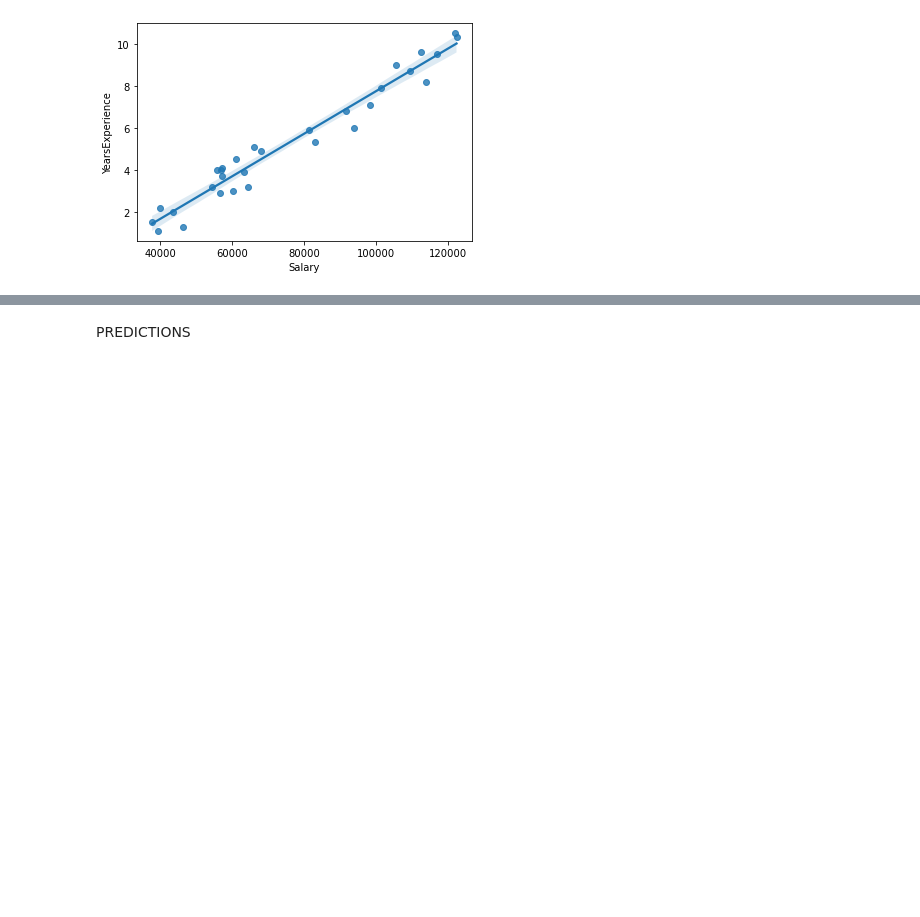
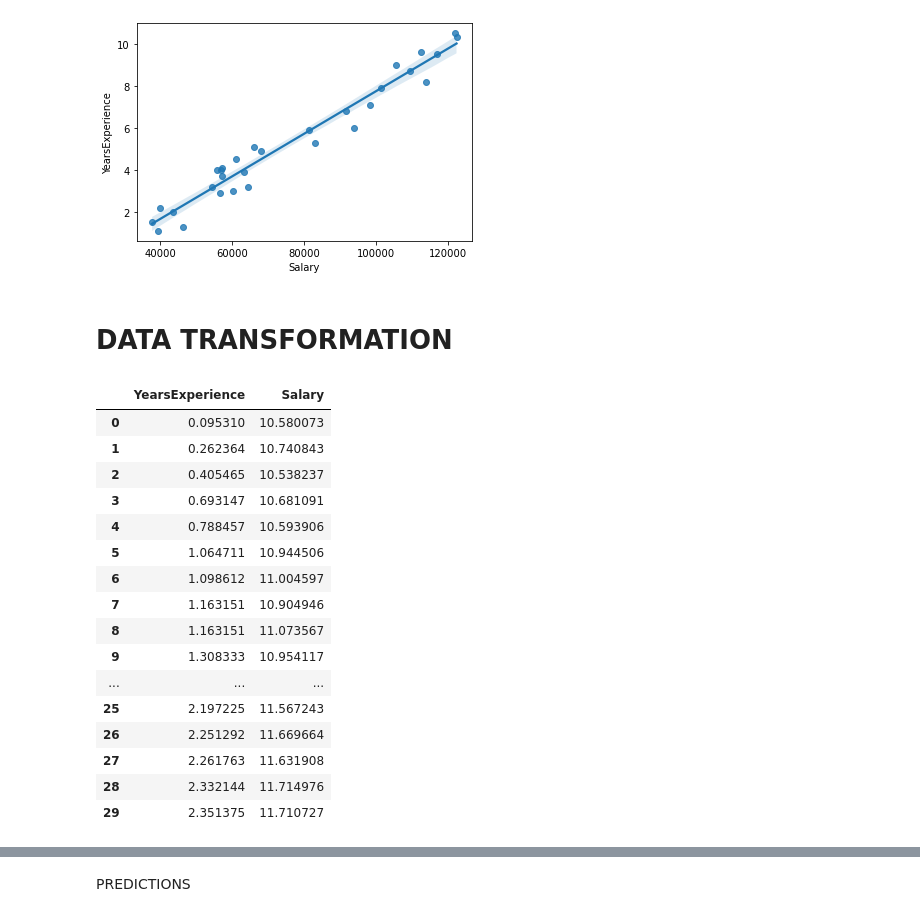
Before and after one commit to SamadSultan/4-SIMPLE-LINEAR-REGRESSION, a Jupyter notebook: salary data.ipynb, the cells around one changed output, grey strips where cells are left out. Cells and saved outputs as stored; diff of their text form; code cells hidden in the pictures; blank space fills up the shorter version.

```diff
--- a/salary data.ipynb
+++ b/salary data.ipynb
@@ -98,3 +98,27 @@ sns.distplot(data['Salary']);
 sns.regplot(x=data['Salary'],y=data['YearsExperience']);
 # %% [output]
 [figure]
+# %% [markdown]
+# DATA TRANSFORMATION
+# %%
+data_log = np.log(data)
+# %%
+data_log
+# %% [output]
+|  | YearsExperience | Salary |
+| 0 | 0.095310 | 10.580073 |
+| 1 | 0.262364 | 10.740843 |
+| 2 | 0.405465 | 10.538237 |
+| 3 | 0.693147 | 10.681091 |
+| 4 | 0.788457 | 10.593906 |
+| 5 | 1.064711 | 10.944506 |
+| 6 | 1.098612 | 11.004597 |
+| 7 | 1.163151 | 10.904946 |
+| 8 | 1.163151 | 11.073567 |
+| 9 | 1.308333 | 10.954117 |
+| ... | ... | ... |
+| 25 | 2.197225 | 11.567243 |
+| 26 | 2.251292 | 11.669664 |
+| 27 | 2.261763 | 11.631908 |
+| 28 | 2.332144 | 11.714976 |
+| 29 | 2.351375 | 11.710727 |
```
Also changed, not shown: parts of 4 cells of this notebook, 1 other file.
